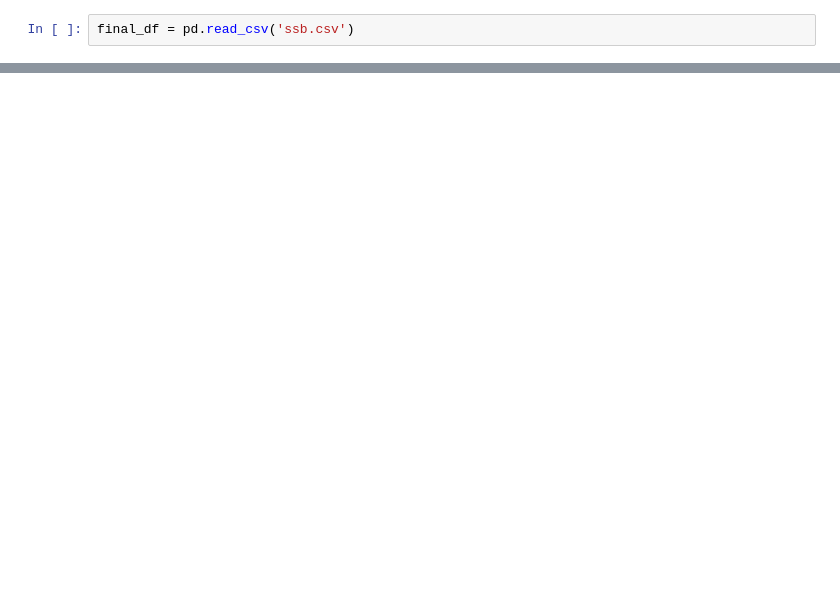
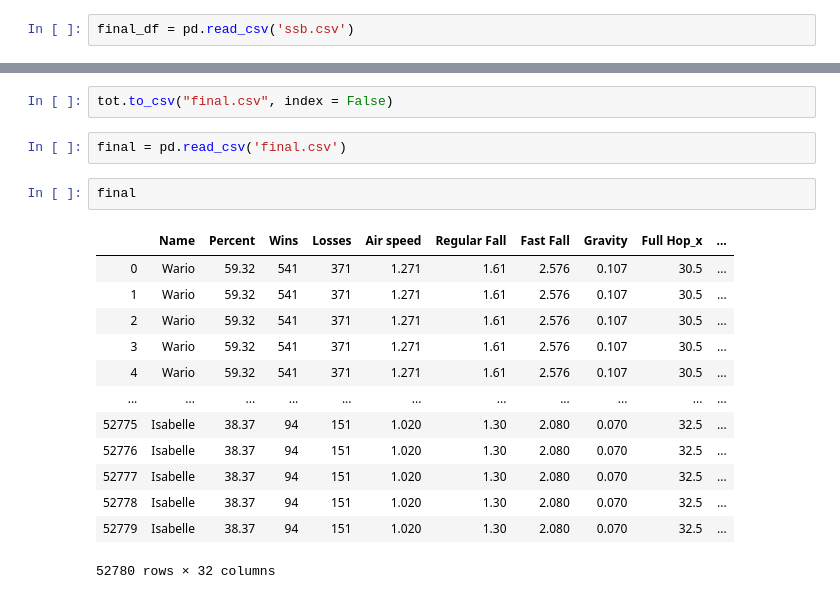
Before and after one commit to ctpage95/MLProject, a Jupyter notebook: ssb.ipynb, the cells around one changed output, grey strips where cells are left out. Saved outputs shown, nothing was run; the diff lists cells and outputs as text; blank space fills up the shorter version.

```diff
--- a/ssb.ipynb
+++ b/ssb.ipynb
@@ -202,0 +186,20 @@ sns.regplot(x='Percent', y='Walk Speed', data=merged)
+# %%
+tot.to_csv("final.csv", index = False)
+# %%
+final = pd.read_csv('final.csv')
+# %%
+final
+# %% [output]
+|  | Name | Percent | Wins | Losses | Air speed | Regular Fall | Fast Fall | Gravity | Full Hop_x | ... |
+| 0 | Wario | 59.32 | 541 | 371 | 1.271 | 1.61 | 2.576 | 0.107 | 30.5 | ... |
+| 1 | Wario | 59.32 | 541 | 371 | 1.271 | 1.61 | 2.576 | 0.107 | 30.5 | ... |
+| 2 | Wario | 59.32 | 541 | 371 | 1.271 | 1.61 | 2.576 | 0.107 | 30.5 | ... |
+| 3 | Wario | 59.32 | 541 | 371 | 1.271 | 1.61 | 2.576 | 0.107 | 30.5 | ... |
+| 4 | Wario | 59.32 | 541 | 371 | 1.271 | 1.61 | 2.576 | 0.107 | 30.5 | ... |
+| ... | ... | ... | ... | ... | ... | ... | ... | ... | ... | ... |
+| 52775 | Isabelle | 38.37 | 94 | 151 | 1.020 | 1.30 | 2.080 | 0.070 | 32.5 | ... |
+| 52776 | Isabelle | 38.37 | 94 | 151 | 1.020 | 1.30 | 2.080 | 0.070 | 32.5 | ... |
+| 52777 | Isabelle | 38.37 | 94 | 151 | 1.020 | 1.30 | 2.080 | 0.070 | 32.5 | ... |
+| 52778 | Isabelle | 38.37 | 94 | 151 | 1.020 | 1.30 | 2.080 | 0.070 | 32.5 | ... |
+| 52779 | Isabelle | 38.37 | 94 | 151 | 1.020 | 1.30 | 2.080 | 0.070 | 32.5 | ... |
+52780 rows × 32 columns
```
Also changed, not shown: parts of 49 cells of this notebook.
